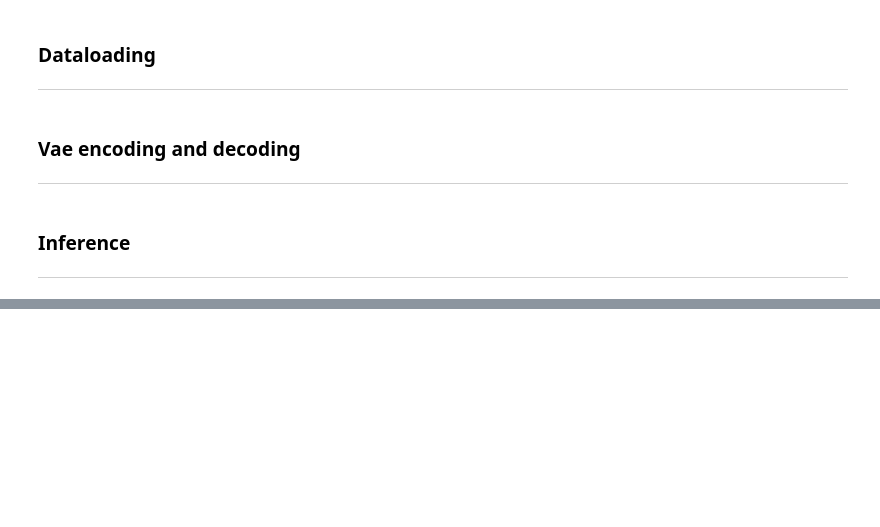
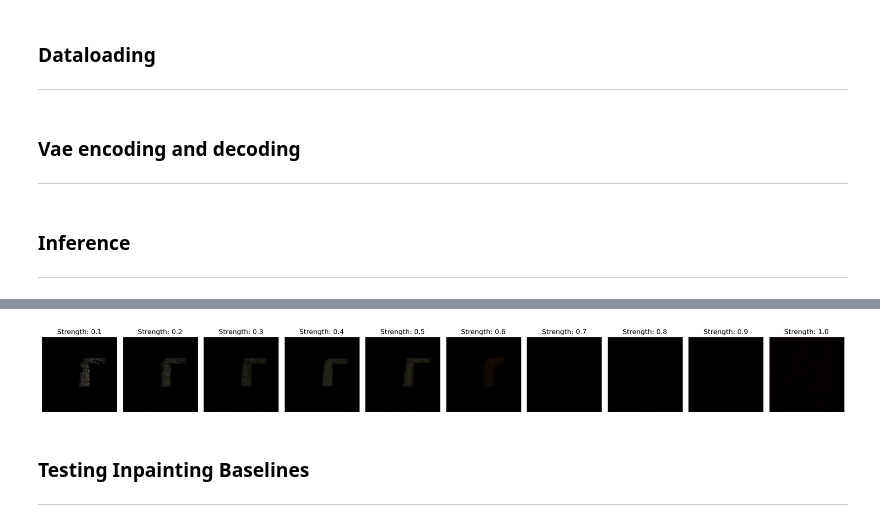
Before and after one commit to ludekcizinsky/garment-texture-completion, a Jupyter notebook: notebooks/test_train_pipeline.ipynb, the cells around one changed output, grey strips where cells are left out. Cells and saved outputs as stored; diff of their text form; code cells hidden in the pictures; blank space fills up the shorter version.

```diff
--- a/notebooks/test_train_pipeline.ipynb
+++ b/notebooks/test_train_pipeline.ipynb
@@ -166,5 +168,0 @@ tensor([501], device='cuda:0') <class 'torch.Tensor'>
-# %%
-post_inpainted_img = post_process_image(inpainted_img.to(torch.float32))
-plt.imshow(post_inpainted_img[0])
-plt.axis("off")
-plt.show()
@@ -172,0 +169,14 @@ plt.show()
+# %%
+fig, ax = plt.subplots(1, len(strengths), figsize=(20, 5))
+for i, post_inpainted_img in enumerate(post_inpainted_imgs):
+    ax[i].imshow(post_inpainted_img[0])
+    ax[i].axis("off")
+    ax[i].set_title(f"Strength: {strengths[i]}")
+plt.tight_layout()
+plt.show()
+# %% [output]
+[figure, added]
+# %% [markdown]
+### Testing Inpainting Baselines
+
+---
```
Also changed, not shown: parts of 19 cells of this notebook, 1 other file.
